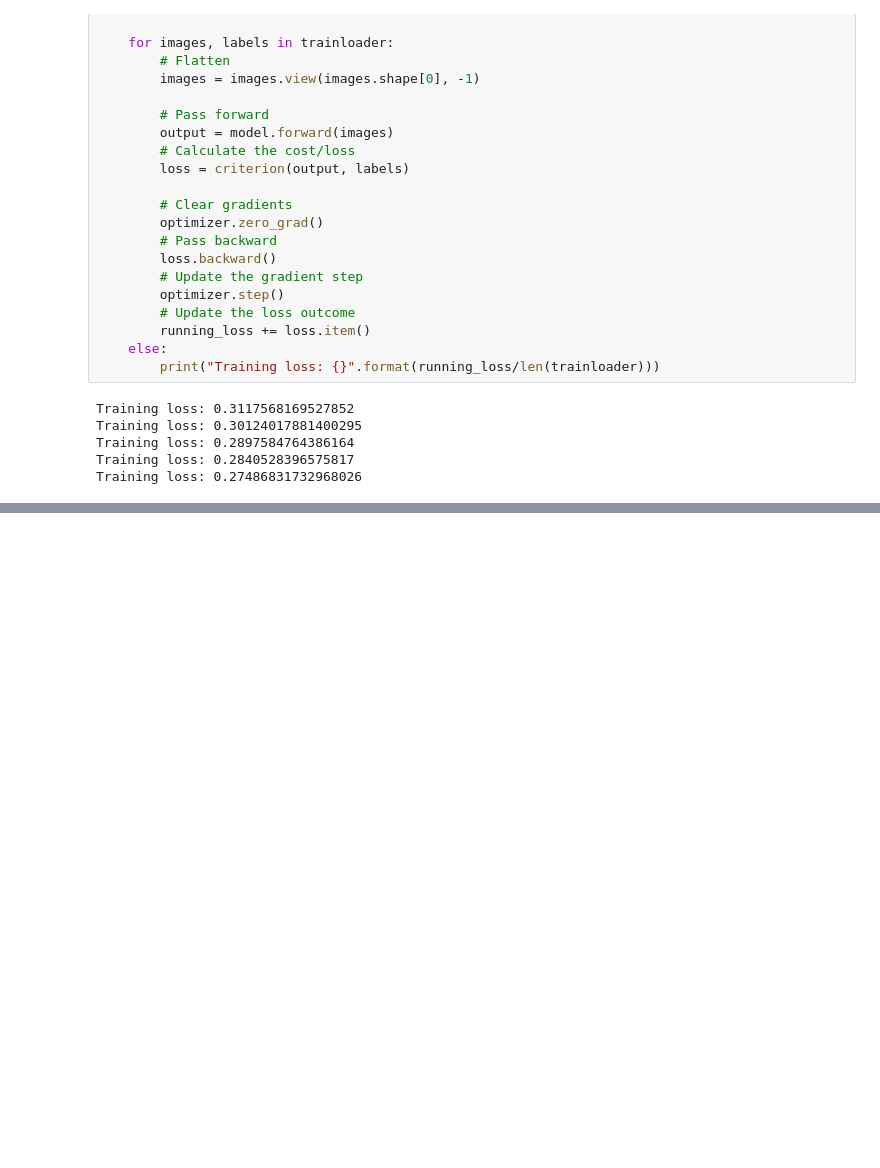
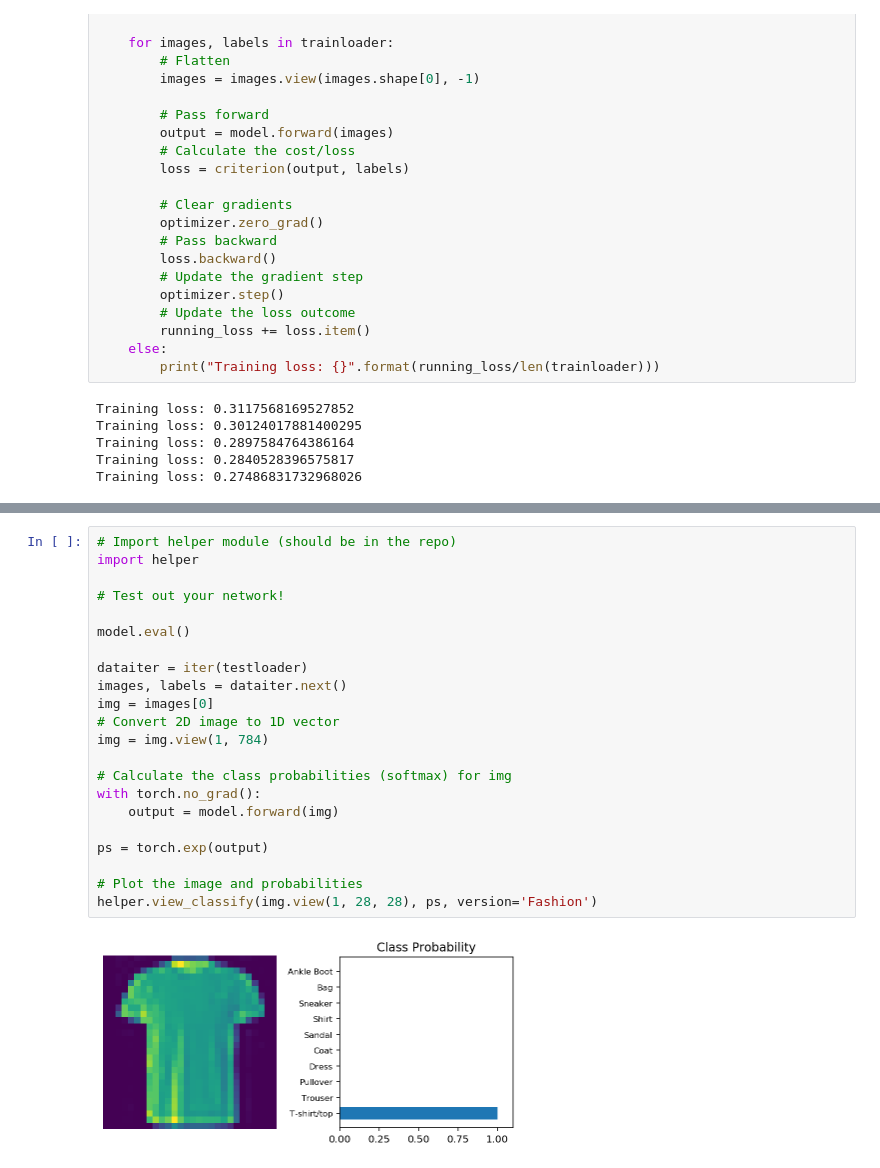
Before and after one commit to ChristopherDaigle/Udacity, a Jupyter notebook: IntroductionToMachineLearningProgram/Part3_DeepLearning/Deep Learning With Pytorch/Notes on Deep Learning - Deep Learning With Pytorch.ipynb, the cells around one changed output, grey strips where cells are left out. Saved outputs shown, nothing was run; the diff lists cells and outputs as text; blank space fills up the shorter version.

```diff
--- a/IntroductionToMachineLearningProgram/Part3_DeepLearning/Deep Learning With Pytorch/Notes on Deep Learning - Deep Learning With Pytorch.ipynb
+++ b/IntroductionToMachineLearningProgram/Part3_DeepLearning/Deep Learning With Pytorch/Notes on Deep Learning - Deep Learning With Pytorch.ipynb
@@ -1303,0 +1651,24 @@ helper.view_classify(img, ps, version='Fashion')
+# %%
+# Import helper module (should be in the repo)
+import helper
+
+# Test out your network!
+
+model.eval()
+
+dataiter = iter(testloader)
+images, labels = dataiter.next()
+img = images[0]
+# Convert 2D image to 1D vector
+img = img.view(1, 784)
+
+# Calculate the class probabilities (softmax) for img
+with torch.no_grad():
+    output = model.forward(img)
+
+ps = torch.exp(output)
+
+# Plot the image and probabilities
+helper.view_classify(img.view(1, 28, 28), ps, version='Fashion')
+# %% [output]
+[figure, added]
```
Also changed, not shown: parts of 23 cells of this notebook.
